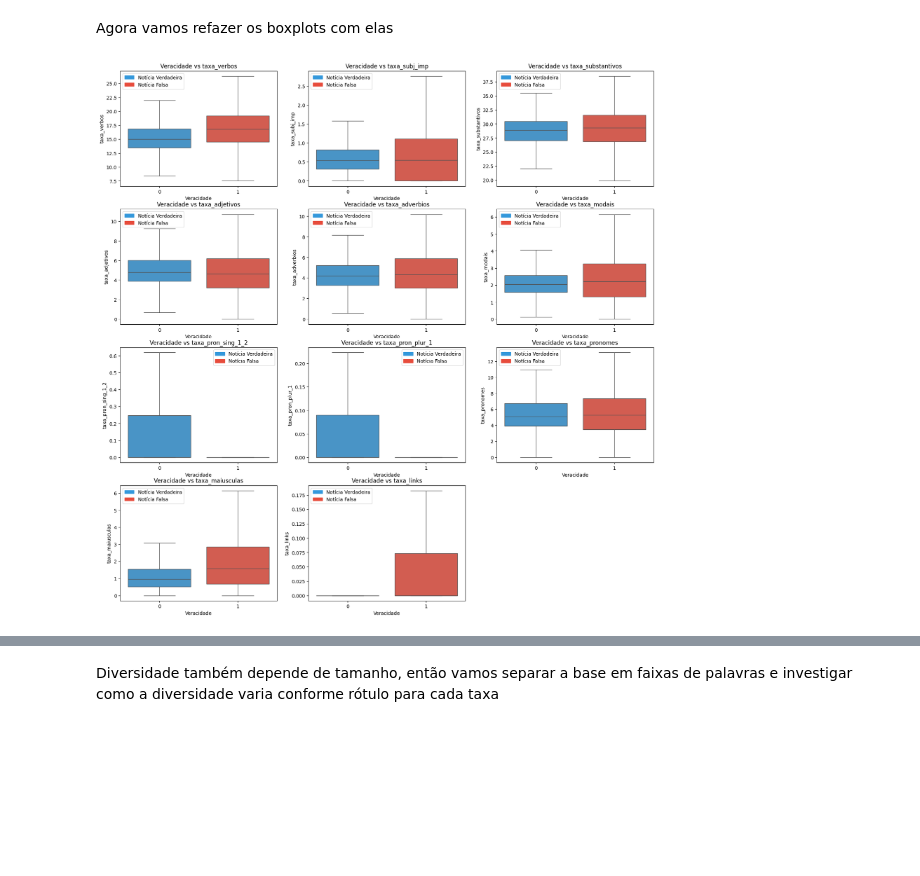
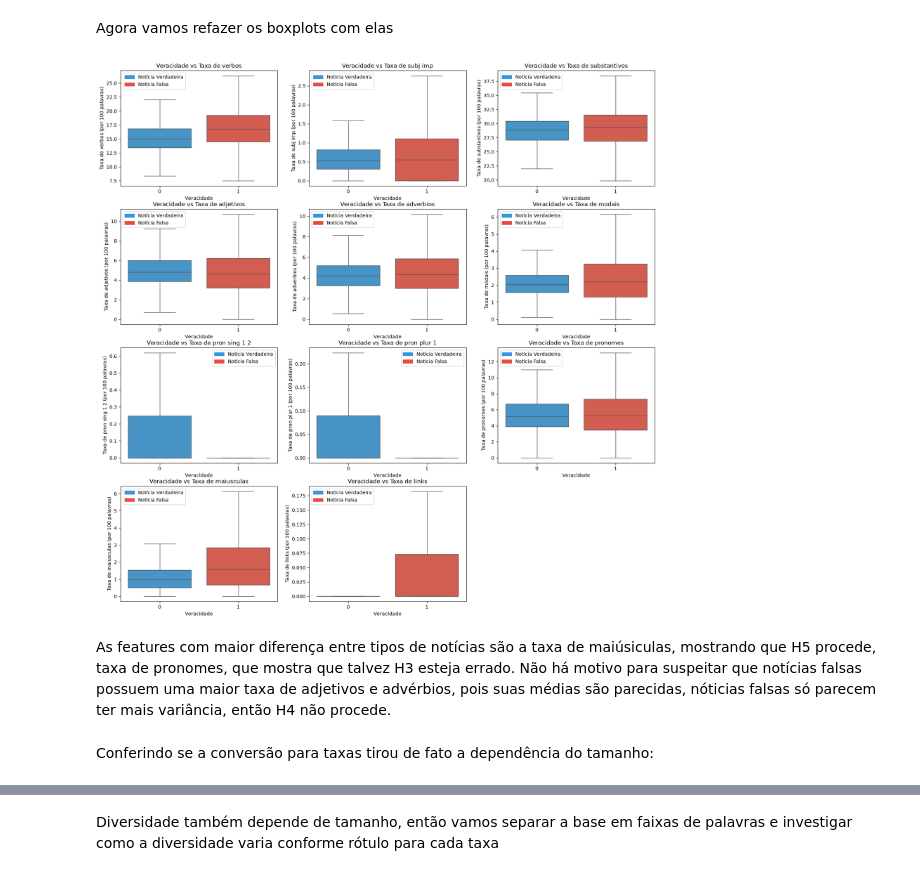
Before and after one commit to teto1034/fake-news-classifier, a Jupyter notebook: notebooks/02_analise_exploratoria_de_dados.ipynb, the cells around one changed output, grey strips where cells are left out. Drawn from its saved outputs; the diff is of its cells as text; code cells hidden in the pictures; blank space fills up the shorter version.

```diff
--- a/notebooks/02_analise_exploratoria_de_dados.ipynb
+++ b/notebooks/02_analise_exploratoria_de_dados.ipynb
@@ -21,0 +117,11 @@ display(df.head())
+# %%
+fig, ax = plt.subplots(figsize=(12, 5))
+sns.histplot(data=df, x="n_palavras", hue="rotulo", palette=palette, log_scale=True,
+             element="step", stat="density", common_norm=False, ax=ax)
+ax.legend(handles=custom_handles, frameon=True)
+ax.set_xlabel("Número de palavras (escala log)")
+ax.set_ylabel("Densidade")
+ax.set_title("Distribuição do tamanho do texto por veracidade")
+plt.show()
+
+print(df.groupby("rotulo")["n_palavras"].describe().round(1))
@@ -87,10 +203,10 @@ columns_mapping = {
     "erros_ortograficos": "Erros ortograficos",
     "emotividade": "Emotividade",
     "diversidade": "Diversidade",
-    "n_pron_sing_1_2": "Número médio de pronomes singulares",
+    "n_pron_sing_1_2": "Nº de pronomes",
     "tam_medio_sentenca": "Tamanho médio de frase",
     "tam_medio_palavra": "Tamanho médio de palavra",
-    "n_maiusculas": "Número médio de letras maiúsculas",
+    "n_maiusculas": "Nº de letras maiúsculas",
     "n_pronomes": "Número de pronomes",
 }
 
@@ -139,6 +255,6 @@ for i, var in enumerate(variaveis):
     plt.xscale("log")
     plt.title(f"{columns_mapping[var]} vs Número de palavras")
     plt.xlabel("Número de palavras")
-    plt.ylabel(var)
+    plt.ylabel(columns_mapping[var])
 plt.show()
 # %% [output]
@@ -180,0 +294,15 @@ plt.show()
+# %%
+medias_rot = df.groupby(["categoria", "rotulo"])[columns].mean()
+dif_cat = (medias_rot.xs(1, level="rotulo") - medias_rot.xs(0, level="rotulo")) / df[columns].std()
+
+plt.figure(figsize=(14, 6))
+ax = sns.heatmap(dif_cat.rename(columns=columns_mapping), cmap="RdBu_r", center=0,
+                 annot=True, fmt=".2f", linewidths=2, linecolor="white",
+                 cbar_kws={"label": "(média falsa − média verdadeira) / desvio padrão"})
+ax.set_title("Diferença padronizada falsa − verdadeira por categoria")
+ax.set_xlabel("")
+ax.set_ylabel("Categoria")
+plt.xticks(rotation=30, ha="right")
+plt.yticks(rotation=0)
+plt.tight_layout()
+plt.show()
@@ -191,15 +323,22 @@ for c in contagens:
 # %% [markdown]
 Agora vamos refazer os boxplots com elas
 # %%
+def nome_taxa(col):
+    return "Taxa de " + col[2:].replace("_", " ")
+
 plt.figure(figsize=(20, 20))
 for i, column in enumerate(contagens):
     plt.subplot(4,3,i + 1)
     ax = sns.boxplot(data=df, x="rotulo", y=f'taxa_{column[2:]}', hue="rotulo", palette=palette, showfliers=False)
-    plt.title(f"Veracidade vs {f'taxa_{column[2:]}'}")
+    plt.title(f"Veracidade vs {nome_taxa(column)}")
     plt.xlabel("Veracidade")
-    plt.ylabel(f'taxa_{column[2:]}')
+    plt.ylabel(f"{nome_taxa(column)} (por 100 palavras)")
     ax.legend(handles=custom_handles, frameon=True)
 
 plt.show()
 # %% [output]
-[figure, old version]
+[figure, new version]
+# %% [markdown]
+As features com maior diferença entre tipos de notícias são a taxa de maiúsiculas, mostrando que H5 procede, taxa de pronomes, que mostra que talvez H3 esteja errado. Não há motivo para suspeitar que notícias falsas possuem uma maior taxa de adjetivos e advérbios, pois suas médias são parecidas, nóticias falsas só parecem ter mais variância, então H4 não procede.
+# %% [markdown]
+Conferindo se a conversão para taxas tirou de fato a dependência do tamanho:
```
Also changed, not shown: parts of 34 cells of this notebook, 2 other files.
